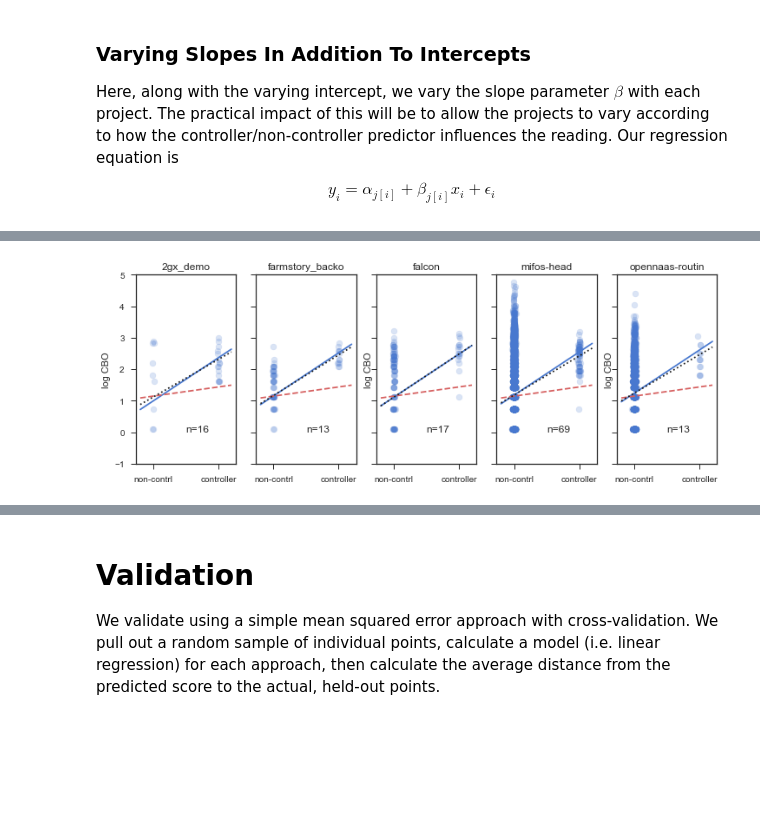
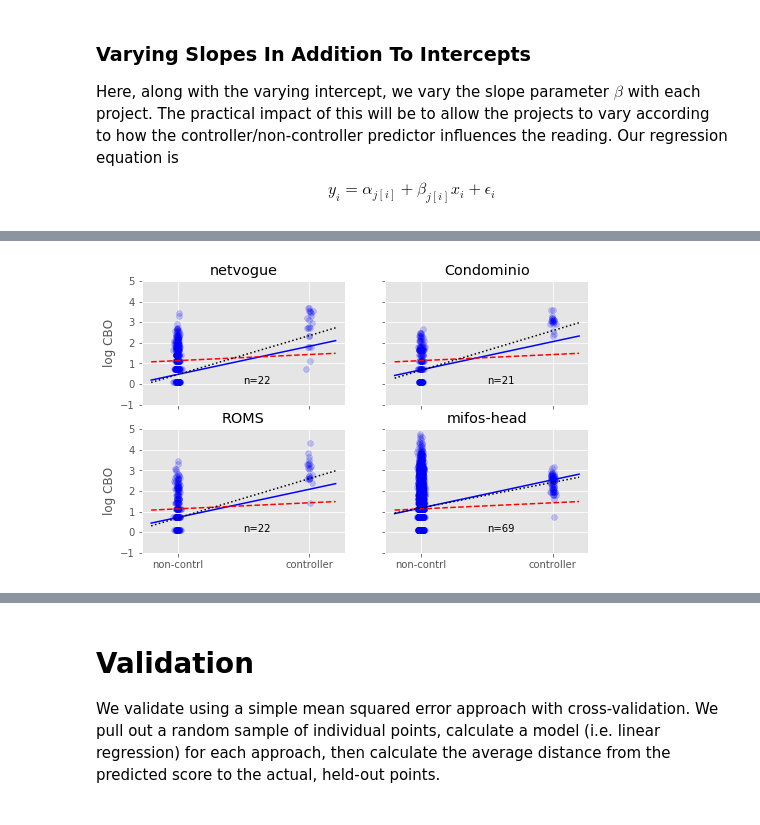
Before and after one commit to neilernst/satt-replication, a Jupyter notebook: satt-replication.ipynb, the cells around one changed output, grey strips where cells are left out. Saved outputs shown, nothing was run; the diff lists cells and outputs as text; code cells hidden in the pictures; blank space fills up the shorter version.

```diff
--- a/satt-replication.ipynb
+++ b/satt-replication.ipynb
@@ -378,0 +304,5 @@ We then pass the code, data, and parameters to the stan function. The sampling r
+# %%
+# %%timeit -r1 -n1
+
+compiled_model = pystan.stanc(model_code=pooled_data + pooled_parameters + pooled_model)
+pool_sm = pystan.StanModel(stanc_ret=compiled_model)
@@ -378,0 +311,5 @@ We then pass the code, data, and parameters to the stan function. The sampling r
+# %%
+%%time
+# you can reuses the compiled model with new data
+
+pooled_fit = pool_sm.sampling(data=pooled_data_dict, iter=1000, chains=2)
@@ -742,14 +648,14 @@ model {
 }
 """
 # %%
+%%time
 varying_intercept_slope_data = {'N': len(log_cbo),
                           'J': len(projects),
                           'project': project+1,  # Stan counts starting at 1
                           'x': final.controller,
                           'y': log_cbo}
 
-varying_intercept_slope_fit = pystan.stan(model_code=varying_intercept_slope,
-                                          data=varying_intercept_slope_data,
-                                          iter=1000, chains=2)
+compiled_partial_model = pystan.stanc(model_code=varying_intercept_slope)
+partial_model = pystan.StanModel(stanc_ret=compiled_partial_model)
 # %% [output]
 INFO:pystan:COMPILING THE C++ CODE FOR MODEL anon_model_ae7d507da253e467cd9f7c15eb545bae NOW.
@@ -756,3 +664,6 @@ INFO:pystan:COMPILING THE C++ CODE FOR MODEL anon_model_ae7d507da253e467cd9f7c15
+# %%
+# %%timeit
+varying_intercept_slope_fit = partial_model.sampling(data=varying_intercept_slope_data, iter=1000, chains=2)
 # %%
 xvals = np.arange(2)
 slopes_partial = varying_intercept_slope_fit['b'].mean(axis=0)
@@ -771,36 +680,37 @@ plt.savefig('eval-fit.pdf')
 # %%
-fig, axes = plt.subplots(1, 5, figsize=(12, 4), sharey=True, sharex=True)
+fig, axes = plt.subplots(2, 2, figsize=(8, 5), sharey=True, sharex=True)
 axes = axes.ravel()
 slope_unpooled = unpooled_fit['beta'].mean(0)
 intercept_pooled, slope_pooled = pooled_sample['beta'].T.mean(1)
+wide_variance_proj = goodPerfoming_variance_proj = ['netvogue','Condominio','ROMS','mifos-head']#,'opennaas-routing-nfv']
 
 for i,c in enumerate(wide_variance_proj):
     y = final.log_cbo[final.project==c]
     x = final.controller[final.project==c]
     axes[i].scatter(x + np.random.randn(len(x))*0.01, y, alpha=0.2, c='b')
 
     # Unpooled model has project-specific intercept, global slope
     intercept_unpooled = unpooled_estimates[c]
 
     interim = final.controller[final.project==c]
     n = pandas.Series(interim).value_counts()[1]
     xvals = np.linspace(-0.2, 1.2)
 
     # Unpooled estimate
     axes[i].plot(xvals, slope_unpooled*xvals+intercept_unpooled,'b-')
     # Pooled estimate
     axes[i].plot(xvals, slope_pooled*xvals+intercept_pooled, 'r--')
     # Partial pooling estimate
     axes[i].plot(xvals, slopes_partial[project_lookup[c]]*xvals+intercepts_partial[project_lookup[c]], 'k:')
 
     axes[i].set_xticks([0,1])
     axes[i].text(0.5,0,'n={}'.format(n))
     axes[i].set_xticklabels(['non-contrl', 'controller'])
     axes[i].set_ylim(-1, 5)
     axes[i].set_title(c[0:15])
     if not i%2:
         axes[i].set_ylabel('log CBO')
 
 plt.savefig('partial-pool.pdf')
 # %% [output]
-[figure, old version]
+[figure, new version]
```
Also changed, not shown: parts of 82 cells of this notebook, 2 other files.
